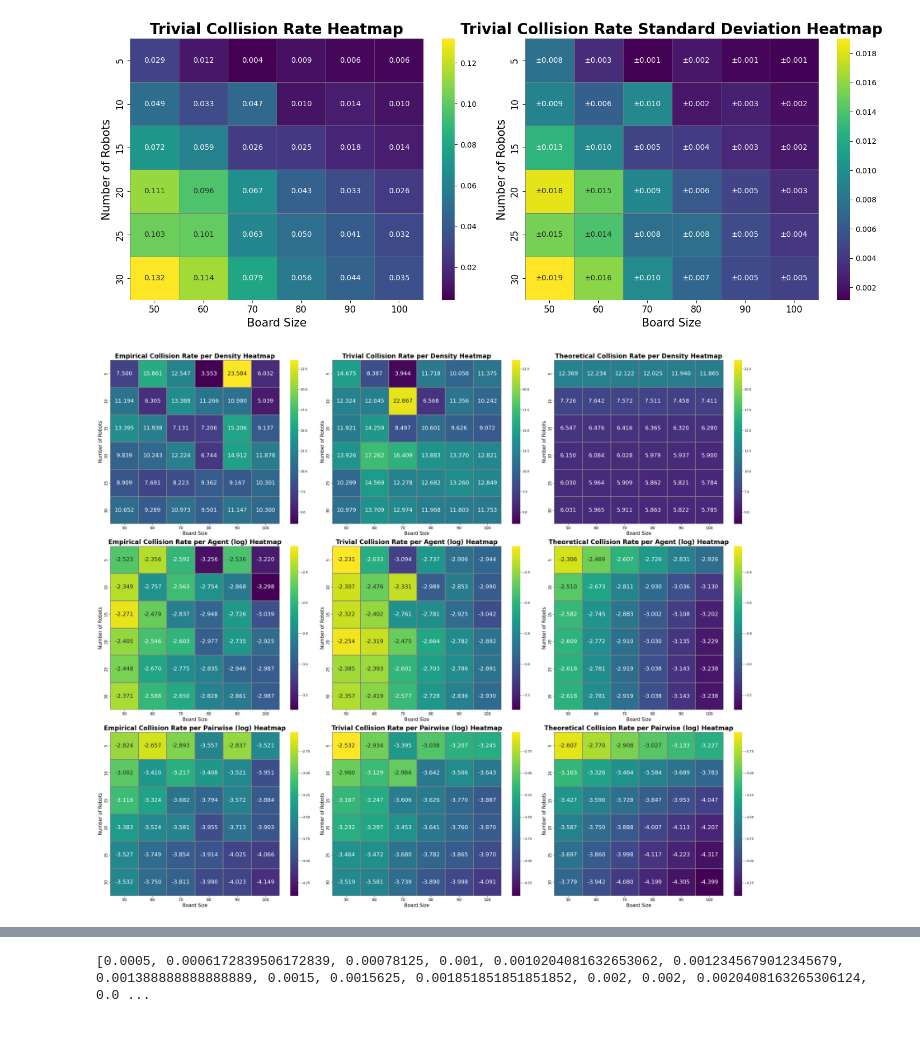
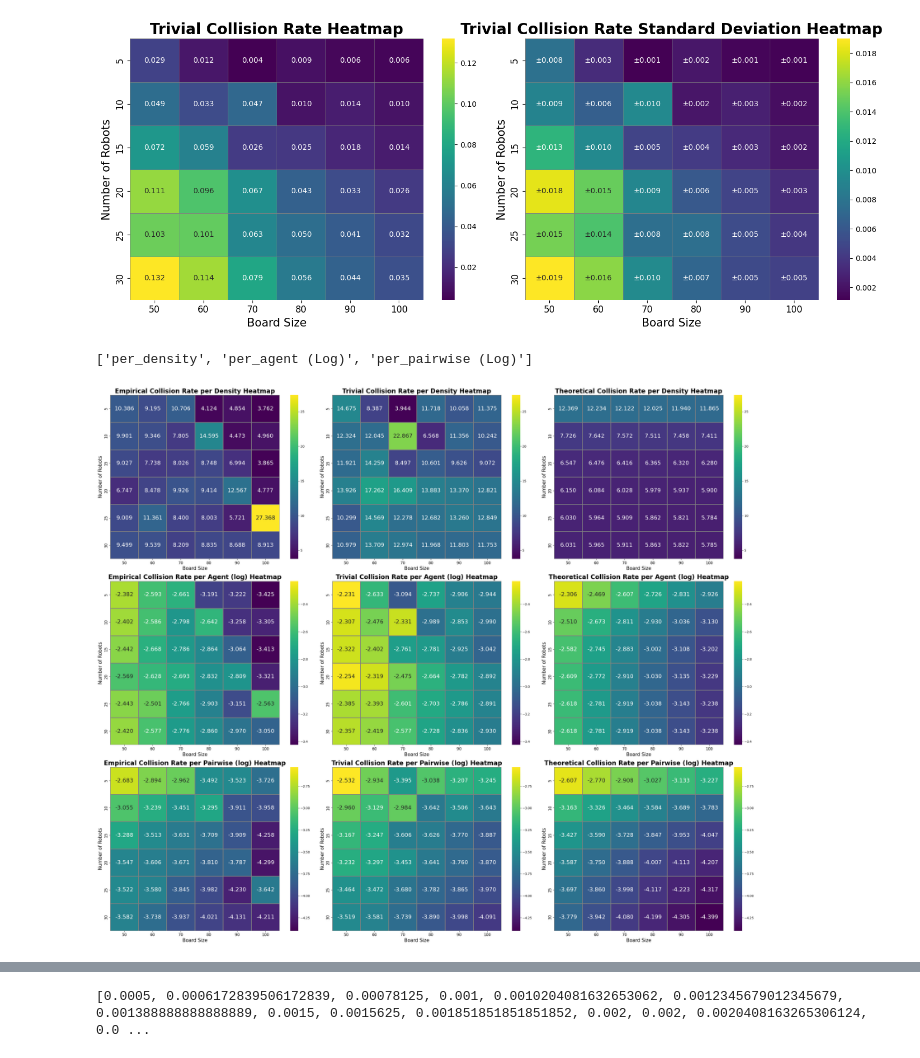
Before and after one commit to Death-Raider/Personal_Projects, a Jupyter notebook: GoalChasing_QLearning/output_processing.ipynb, the cells around one changed output, grey strips where cells are left out. Drawn from its saved outputs; the diff is of its cells as text; code cells hidden in the pictures.

```diff
--- a/GoalChasing_QLearning/output_processing.ipynb
+++ b/GoalChasing_QLearning/output_processing.ipynb
@@ -5,8 +5,8 @@ import matplotlib as mpl
 import seaborn as sns
 import pandas as pd
 # %%
-with open ("output_train.log") as f:
+with open ("output.log") as f:
     data_lines = f.readlines()
 epochs = [ int(line.split(" ")[1].strip()) for line in data_lines[0::2] ]
 clean_data = [word.rstrip().lstrip().split(":")  for data_line in data_lines[1::2] for word in data_line.split('\t') if word != '']
-clean_data, epochs
+# clean_data, epochs
@@ -154,9 +127,9 @@ plt.show()
 # %%
-x_collision_df = pd.read_csv("x_evaluation.csv", index_col=0)
-x_collision_std_df = pd.read_csv("x_evaluation_std.csv", index_col=0)
+x_collision_df = pd.read_csv("z_evaluation_trivial.csv", index_col=0)
+x_collision_std_df = pd.read_csv("z_evaluation_trivial_std.csv", index_col=0)
 
-collision_df = pd.read_csv("evaluation.csv", index_col=0)
-collision_std_df = pd.read_csv("evaluation_std.csv", index_col=0)
+collision_df = pd.read_csv("x_evaluation.csv", index_col=0)
+collision_std_df = pd.read_csv("x_evaluation_std.csv", index_col=0)
 
 trivial_collision_df = pd.read_csv("evaluation_trivial.csv", index_col=0)
 trivial_collision_std_df = pd.read_csv("evaluation_trivial_std.csv", index_col=0)
@@ -258,17 +231,23 @@ main_copy_df = x_collision_df.copy()
 collision_dfs = {
     'empirical': {
         'per_density': main_copy_df.copy(),
+        'per_agent':main_copy_df.copy(),
         'per_agent (Log)':main_copy_df.copy(),
+        'per_pairwise':main_copy_df.copy(),
         'per_pairwise (Log)':main_copy_df.copy(),
     },
     'trivial': {
         'per_density': main_copy_df.copy(),
         'per_agent (Log)':main_copy_df.copy(),
+        'per_agent':main_copy_df.copy(),
         'per_pairwise (Log)':main_copy_df.copy(),
+        'per_pairwise':main_copy_df.copy(),
     },
     'theoretical': {
         'per_density': main_copy_df.copy(),
+        'per_agent':main_copy_df.copy(),
         'per_agent (Log)':main_copy_df.copy(),
+        'per_pairwise':main_copy_df.copy(),
         'per_pairwise (Log)':main_copy_df.copy(),
     }
 }
@@ -281,7 +260,9 @@ collision_data = {
 per_data = {
     'per_density' : lambda rc,b: rc/b**2,
     'per_agent (Log)': lambda rc,b: rc,
-    'per_pairwise (Log)': lambda rc,b: rc*(rc-1)/2
+    'per_agent': lambda rc,b: rc,
+    'per_pairwise (Log)': lambda rc,b: rc*(rc-1)/2,
+    'per_pairwise': lambda rc,b: rc*(rc-1)/2
 }
 
 
@@ -300,7 +281,7 @@ for robot_count in robot_counts:
                 data.loc[robot_count, bs] = compute_F(alpha, b, rc)[0]
             for per in collision_dfs[key].keys():
                 collision_dfs[key][per].loc[robot_count, bs] = data.loc[robot_count, bs] / per_data[per](rc,b)
-                if per != 'per_density':
+                if 'Log' in per:
                     collision_dfs[key][per].loc[robot_count, bs] = np.log10(collision_dfs[key][per].loc[robot_count, bs])
 supression_collision_df = collision_df / collision_data['trivial']
 x_supression_collision_df = x_collision_df / collision_data['trivial']
@@ -312,34 +293,35 @@ import matplotlib.pyplot as plt
 fig, ax = plt.subplots(nrows=3, ncols=3, figsize=(30, 25))
 
 # Assuming collision_dfs[key] is an OrderedDict-like structure with same per-keys for each key
-per_keys = list(next(iter(collision_dfs.values())).keys())
-
+per_keys = [k for k in next(iter(collision_dfs.values())).keys() if 'Log' in k or 'per_density' in k]
+print(per_keys)
 for row, per in enumerate(per_keys):
     # compute vmin, vmax across all 'key' (columns) for this 'per'
     vmin = np.min([collision_dfs[key][per].values.min() for key in collision_dfs.keys()])
     vmax = np.max([collision_dfs[key][per].values.max() for key in collision_dfs.keys()])
 
     for col, key in enumerate(collision_dfs.keys()):
         data_frame = collision_dfs[key][per]
         sns.heatmap(
             data_frame,
             annot=True,
             fmt=".3f",
             cmap="viridis",
             linewidths=2,
             linecolor="gray",
             ax=ax[row, col],
             vmin=vmin,
             vmax=vmax,
             annot_kws=map_fonts['heatmap_annot']
         )
         ax[row, col].set_title(f"{key.capitalize()} Collision Rate per {per.split('_')[1].capitalize()} Heatmap", fontdict=map_fonts['title'])
         ax[row, col].set_xlabel("Board Size", **map_fonts['xlabel'])
         ax[row, col].set_ylabel("Number of Robots", **map_fonts['xlabel'])
         ax[row, col].set_xticklabels(ax[row, col].get_xticklabels(), **map_fonts['xtick'])
         ax[row, col].set_yticklabels(ax[row, col].get_yticklabels(), **map_fonts['ytick'])
 
 plt.tight_layout()
 plt.show()
 # %% [output]
+['per_density', 'per_agent (Log)', 'per_pairwise (Log)']
-[figure, old version]
+[figure, new version]
```
Also changed, not shown: parts of 14 cells of this notebook, 13 other files.
